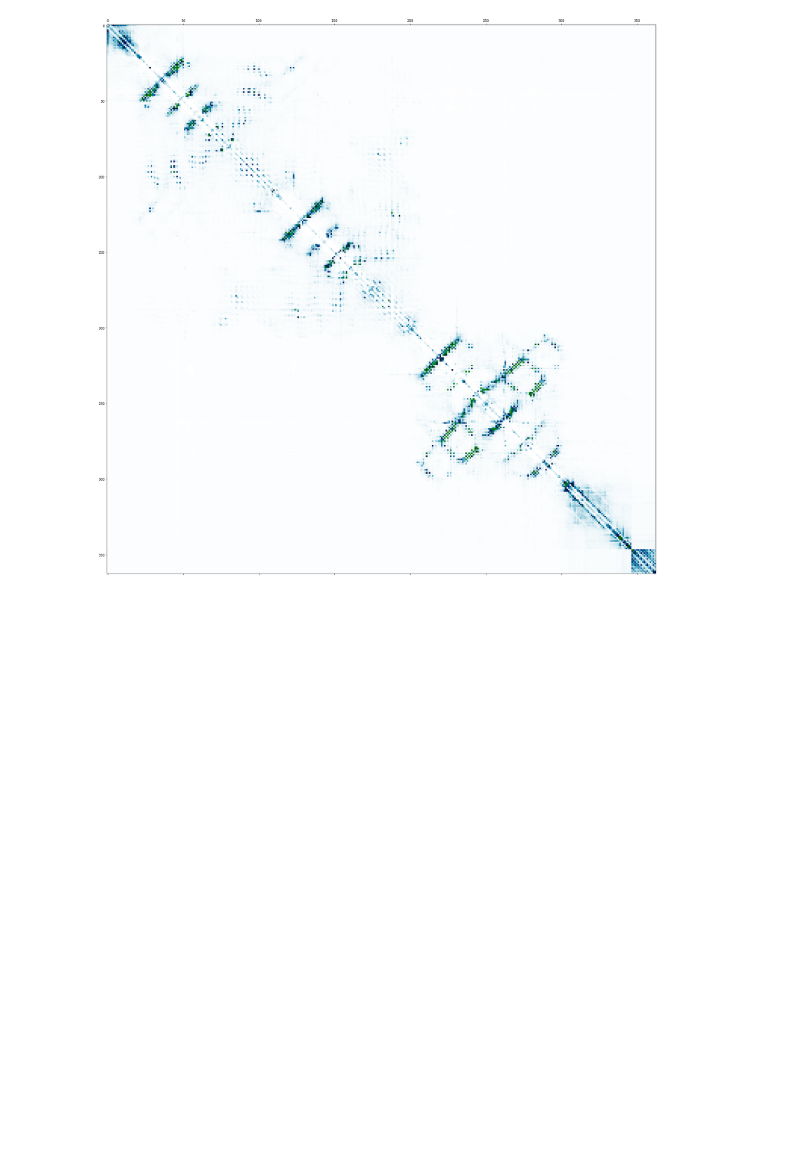
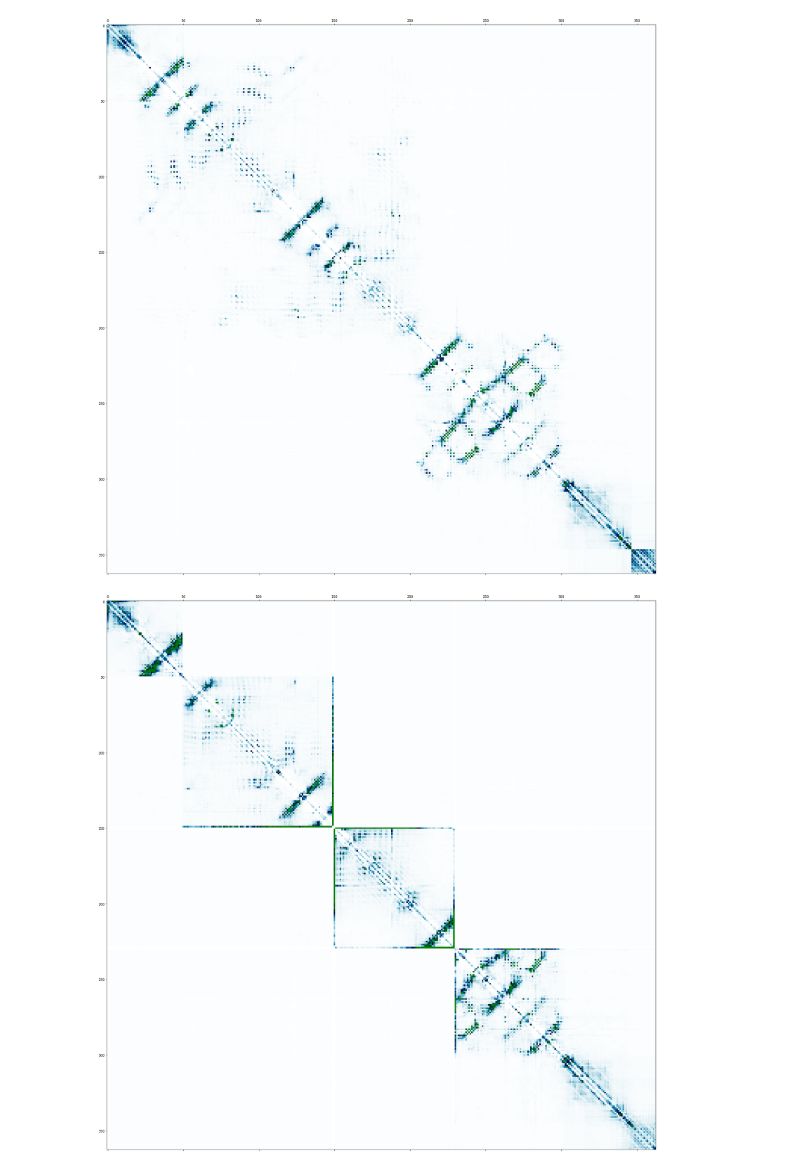
Before and after one commit to garykbrixi/esm_distance, a Jupyter notebook: ESM_gap_testing.ipynb, the cells around one changed output. Saved outputs shown, nothing was run; the diff lists cells and outputs as text; code cells hidden in the pictures; blank space fills up the shorter version.

Commit message:
multiple gaps

```diff
--- a/ESM_gap_testing.ipynb
+++ b/ESM_gap_testing.ipynb
@@ -67,16 +91,27 @@ plt.show()
 del esm_transformer
 esm_transformer, esm2_alphabet = esm.pretrained.esm2_t33_650M_UR50D()
 
-esm_transformer = modify_gap(esm_transformer, 20)
-
 with torch.no_grad():
-    esm2_predictions_gap2 = esm_transformer.predict_contacts(batch_tokens, chain1_length = len(seq1))[0].cpu()
+    esm2_predictions_gap2 = esm_transformer.predict_contacts(batch_tokens, gap_info_list = [[len(seq1), 20]])[0].cpu()
 
 plt.figure(figsize=(30,30))
 plt.matshow(esm2_predictions_gap2.numpy(),fignum=1,cmap='ocean_r')
 plt.show()
 # %% [output]
 [figure]
+# %%
+# Multiple gaps
+del esm_transformer
+esm_transformer, esm2_alphabet = esm.pretrained.esm2_t33_650M_UR50D()
+
+with torch.no_grad():
+    esm2_predictions_gap2 = esm_transformer.predict_contacts(batch_tokens, gap_info_list = [[50, 200],[150,1000],[230,500]])[0].cpu()
+
+plt.figure(figsize=(30,30))
+plt.matshow(esm2_predictions_gap2.numpy(),fignum=1,cmap='ocean_r')
+plt.show()
+# %% [output]
+[figure, added]
 # %%
 # Compare logits and rep layer
 
```
Also changed, not shown: parts of 7 cells of this notebook, 4 other files.
